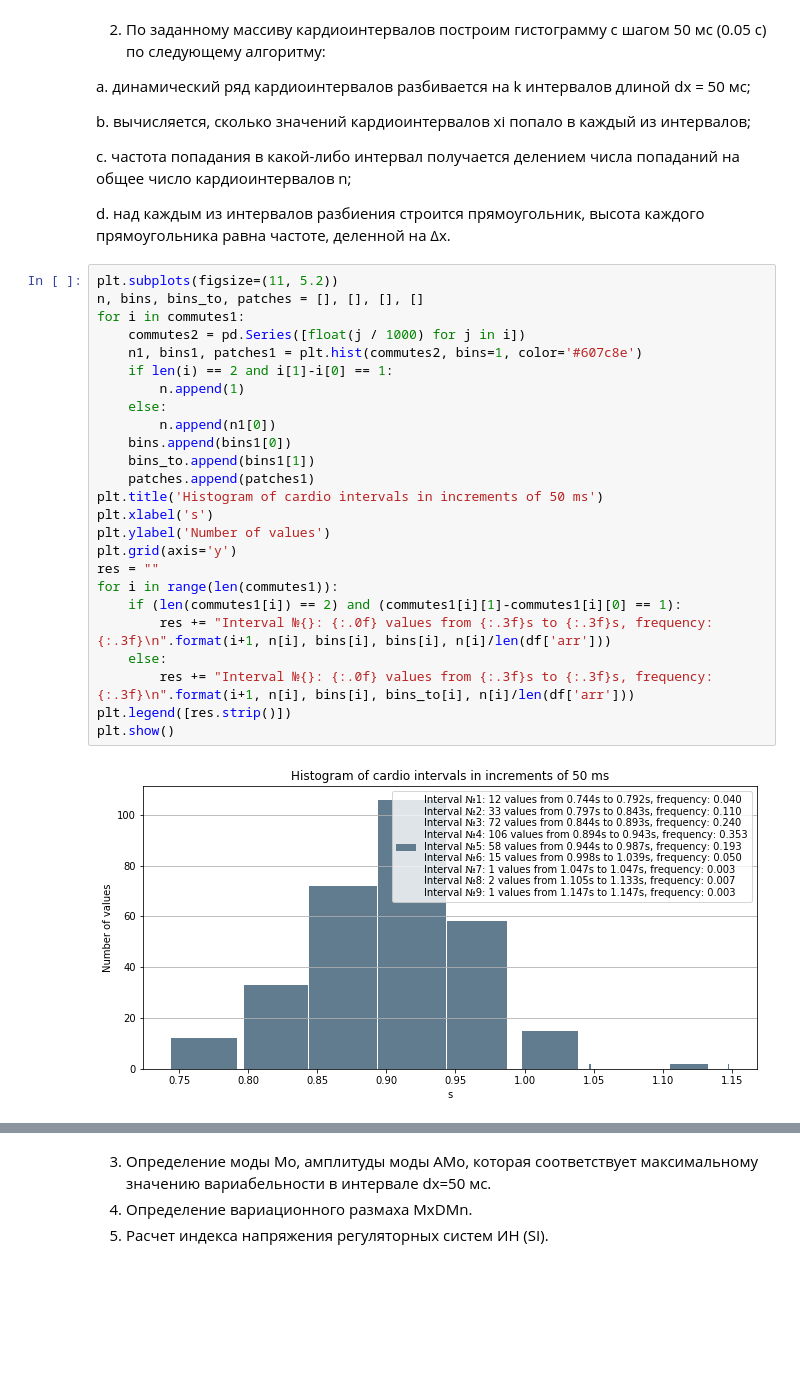
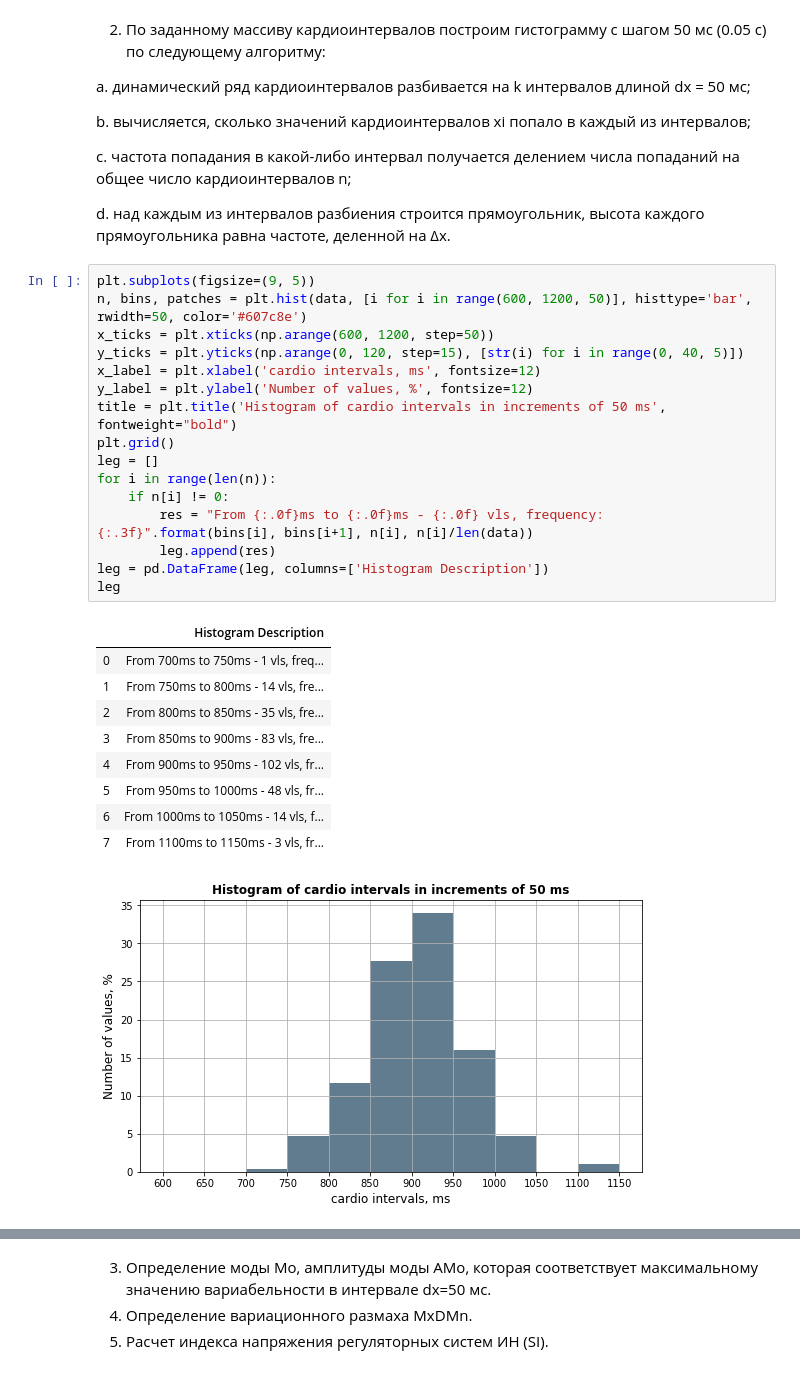
Before and after one commit to MiShep24/ITMO_CourseML, a Jupyter notebook: not_openedu/Lab_3.ipynb, the cells around one changed output, grey strips where cells are left out. Cells and saved outputs as stored; diff of their text form; blank space fills up the shorter version.

```diff
--- a/not_openedu/Lab_3.ipynb
+++ b/not_openedu/Lab_3.ipynb
@@ -82,30 +49,30 @@ b.	вычисляется, сколько значений кардиоинте
 c.	частота попадания в какой-либо интервал получается делением числа попаданий на общее число кардиоинтервалов n;
 
 d.	над каждым из интервалов разбиения строится прямоугольник, высота каждого прямоугольника равна частоте, деленной на Δx.
-# %%
-plt.subplots(figsize=(11, 5.2))
-n, bins, bins_to, patches = [], [], [], []
-for i in commutes1:
-    commutes2 = pd.Series([float(j / 1000) for j in i])
-    n1, bins1, patches1 = plt.hist(commutes2, bins=1, color='#607c8e')
-    if len(i) == 2 and i[1]-i[0] == 1:
-        n.append(1)
-    else:
-        n.append(n1[0])
-    bins.append(bins1[0])
-    bins_to.append(bins1[1])
-    patches.append(patches1)
-plt.title('Histogram of cardio intervals in increments of 50 ms')
-plt.xlabel('s')
-plt.ylabel('Number of values')
-plt.grid(axis='y')
-res = ""
-for i in range(len(commutes1)):
-    if (len(commutes1[i]) == 2) and (commutes1[i][1]-commutes1[i][0] == 1):
-        res += "Interval №{}: {:.0f} values from {:.3f}s to {:.3f}s, frequency: {:.3f}\n".format(i+1, n[i], bins[i], bins[i], n[i]/len(df['arr']))
-    else:
-        res += "Interval №{}: {:.0f} values from {:.3f}s to {:.3f}s, frequency: {:.3f}\n".format(i+1, n[i], bins[i], bins_to[i], n[i]/len(df['arr']))
-plt.legend([res.strip()])
-plt.show()
-# %% [output]
-[figure, removed]
+# %%
+plt.subplots(figsize=(9, 5))
+n, bins, patches = plt.hist(data, [i for i in range(600, 1200, 50)], histtype='bar', rwidth=50, color='#607c8e')
+x_ticks = plt.xticks(np.arange(600, 1200, step=50))
+y_ticks = plt.yticks(np.arange(0, 120, step=15), [str(i) for i in range(0, 40, 5)])
+x_label = plt.xlabel('cardio intervals, ms', fontsize=12)
+y_label = plt.ylabel('Number of values, %', fontsize=12)
+title = plt.title('Histogram of cardio intervals in increments of 50 ms', fontweight="bold")
+plt.grid()
+leg = []
+for i in range(len(n)):
+    if n[i] != 0:
+        res = "From {:.0f}ms to {:.0f}ms - {:.0f} vls, frequency: {:.3f}".format(bins[i], bins[i+1], n[i], n[i]/len(data))
+        leg.append(res)
+leg = pd.DataFrame(leg, columns=['Histogram Description'])
+leg
+# %% [output]
+|  | Histogram Description |
+| 0 | From 700ms to 750ms - 1 vls, freq... |
+| 1 | From 750ms to 800ms - 14 vls, fre... |
+| 2 | From 800ms to 850ms - 35 vls, fre... |
+| 3 | From 850ms to 900ms - 83 vls, fre... |
+| 4 | From 900ms to 950ms - 102 vls, fr... |
+| 5 | From 950ms to 1000ms - 48 vls, fr... |
+| 6 | From 1000ms to 1050ms - 14 vls, f... |
+| 7 | From 1100ms to 1150ms - 3 vls, fr... |
+[figure, added]
```
Also changed, not shown: parts of 7 cells of this notebook.
